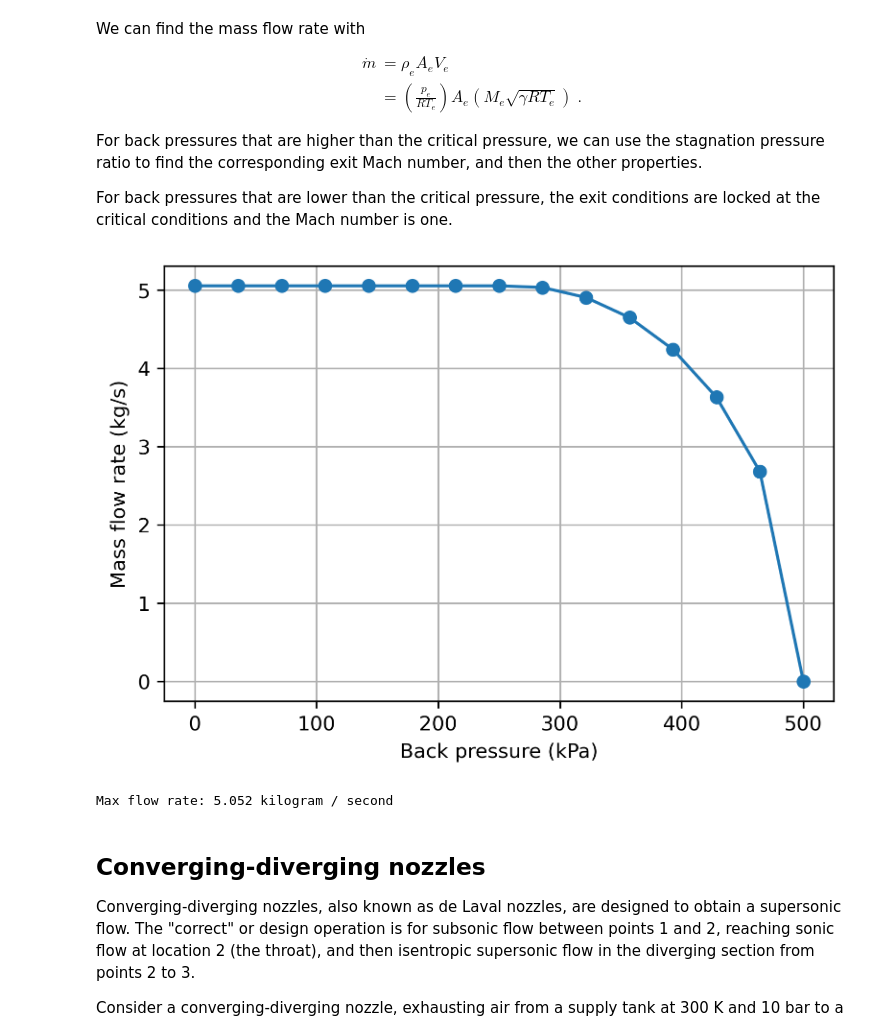
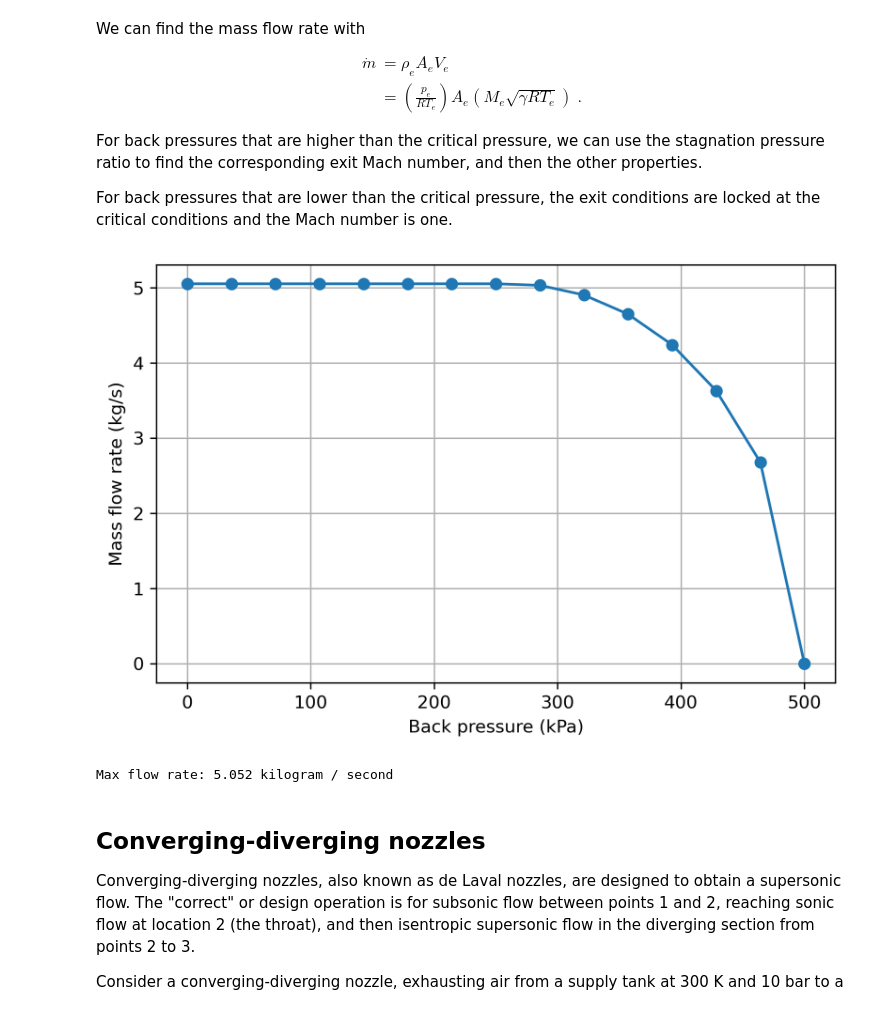
Before and after one commit to kyleniemeyer/gas-dynamics-notes, a Jupyter notebook: _sources/compressible-flows/nozzles-part1.ipynb, the cells around one changed output. Saved outputs shown, nothing was run; the diff lists cells and outputs as text; code cells hidden in the pictures.

```diff
--- a/_sources/compressible-flows/nozzles-part1.ipynb
+++ b/_sources/compressible-flows/nozzles-part1.ipynb
@@ -18,6 +18,7 @@ import matplotlib_inline.backend_inline
 matplotlib_inline.backend_inline.set_matplotlib_formats('pdf', 'png')
 plt.rcParams['figure.dpi']= 300
 plt.rcParams['savefig.dpi'] = 300
+plt.rcParams['mathtext.fontset'] = 'cm'
 # %% [markdown]
 ## Converging nozzles
 
@@ -204,31 +205,32 @@ For back pressures that are lower than the critical pressure, the exit condition
 # %%
 mass_flow_rates = Q_(np.zeros_like(back_pressures), 'kg/s')
 for idx, p in enumerate(back_pressures):
     if p > p_crit:
         root = root_scalar(find_mach_pressure, x0=0.1, x1=0.2, args=(p/pt, gamma))
         Me = root.root
 
         pe = pt * stagnation_pressure(Me, gamma)
         Te = Tt * stagnation_temperature(Me, gamma)
         mass_flow_rates[idx] = (
             pe * exit_area * Me * np.sqrt(gamma * gas_constant_air * Te) /
             (gas_constant_air * Te)
             ).to('kg/s')
     else:
         mass_flow_rates[idx] = (
             p_crit * exit_area * np.sqrt(gamma * gas_constant_air * T_crit) /
             (gas_constant_air * T_crit)
             ).to('kg/s')
 
 plt.plot(back_pressures.to('kPa').magnitude, mass_flow_rates.magnitude, 'o-')
 plt.xlabel('Back pressure (kPa)')
 plt.ylabel('Mass flow rate (kg/s)')
 plt.grid()
+plt.tight_layout()
 plt.show()
 
 print(f'Max flow rate: {np.max(mass_flow_rates): .3f}')
 # %% [output]
-[figure, old version]
+[figure, new version]
 Max flow rate: 5.052 kilogram / second
 # %% [markdown]
 ## Converging-diverging nozzles
```
Also changed, not shown: parts of 1 cell of this notebook, 30 other files.
